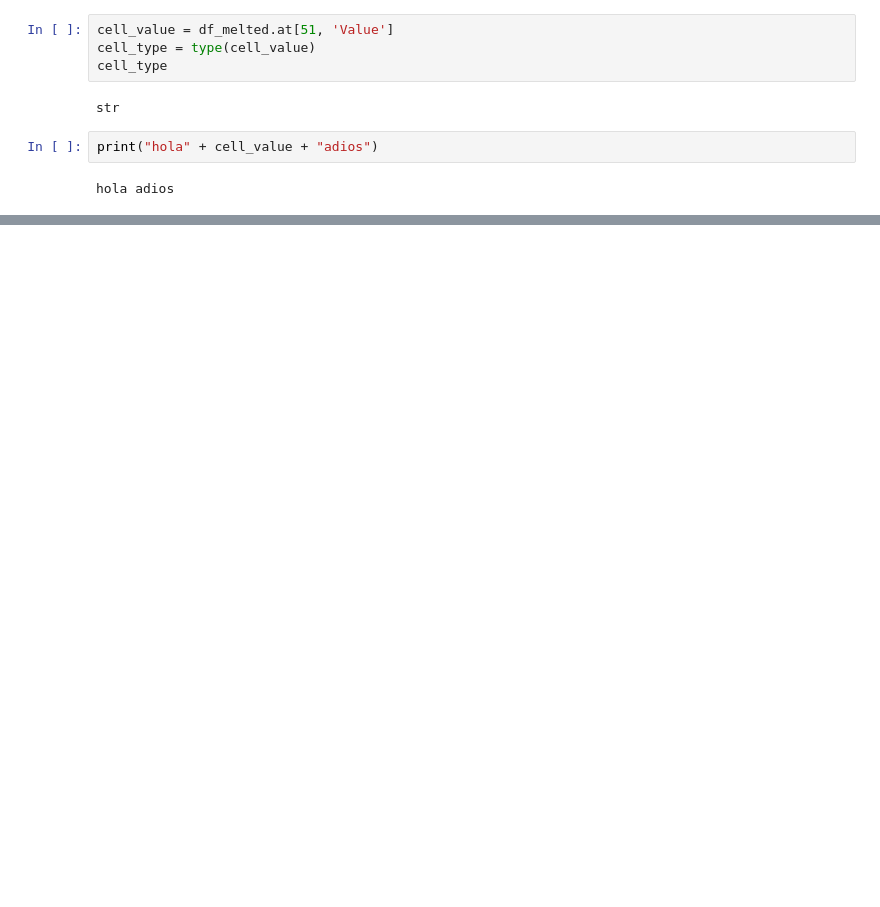
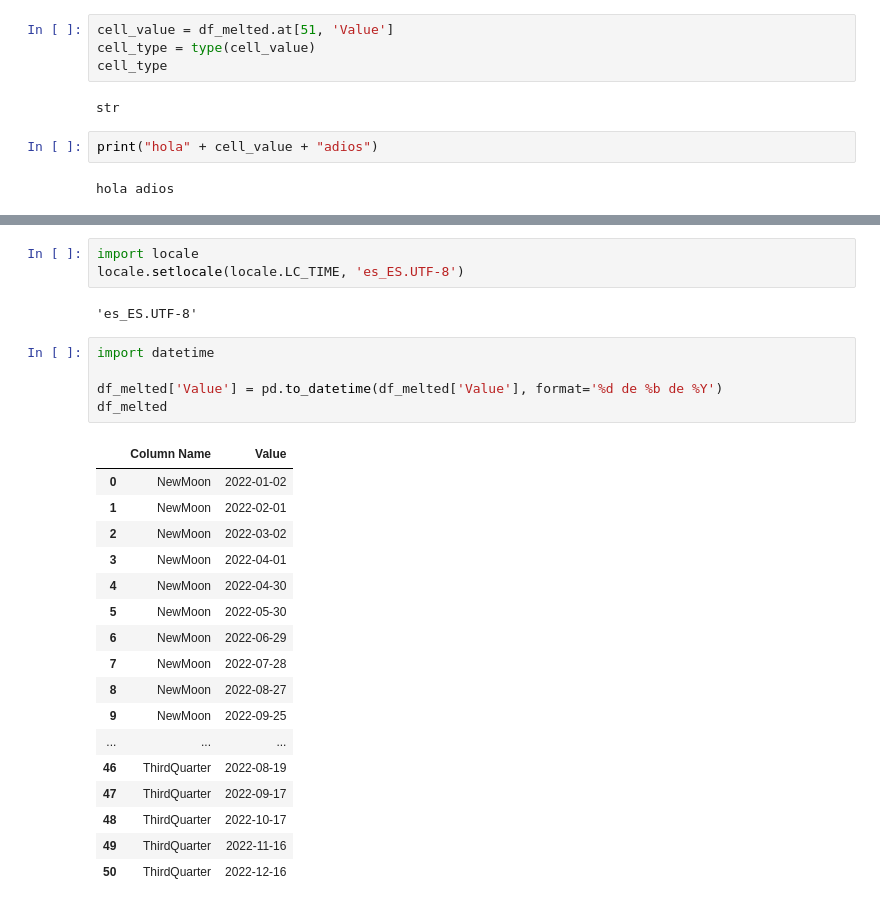
Before and after one commit to paulaalvarezsa/ventas_juguetes_adultos, a Jupyter notebook: moon_fases.ipynb, the cells around one changed output, grey strips where cells are left out. Cells and saved outputs as stored; diff of their text form; blank space fills up the shorter version.

```diff
--- a/moon_fases.ipynb
+++ b/moon_fases.ipynb
@@ -214,0 +214,28 @@ df_melted
+# %%
+import locale
+locale.setlocale(locale.LC_TIME, 'es_ES.UTF-8')
+# %% [output]
+'es_ES.UTF-8'
+# %%
+import datetime
+
+df_melted['Value'] = pd.to_datetime(df_melted['Value'], format='%d de %b de %Y')
+df_melted
+# %% [output]
+|  | Column Name | Value |
+| 0 | NewMoon | 2022-01-02 |
+| 1 | NewMoon | 2022-02-01 |
+| 2 | NewMoon | 2022-03-02 |
+| 3 | NewMoon | 2022-04-01 |
+| 4 | NewMoon | 2022-04-30 |
+| 5 | NewMoon | 2022-05-30 |
+| 6 | NewMoon | 2022-06-29 |
+| 7 | NewMoon | 2022-07-28 |
+| 8 | NewMoon | 2022-08-27 |
+| 9 | NewMoon | 2022-09-25 |
+| ... | ... | ... |
+| 46 | ThirdQuarter | 2022-08-19 |
+| 47 | ThirdQuarter | 2022-09-17 |
+| 48 | ThirdQuarter | 2022-10-17 |
+| 49 | ThirdQuarter | 2022-11-16 |
+| 50 | ThirdQuarter | 2022-12-16 |
```
Also changed, not shown: parts of 4 cells of this notebook, 2 other files.
